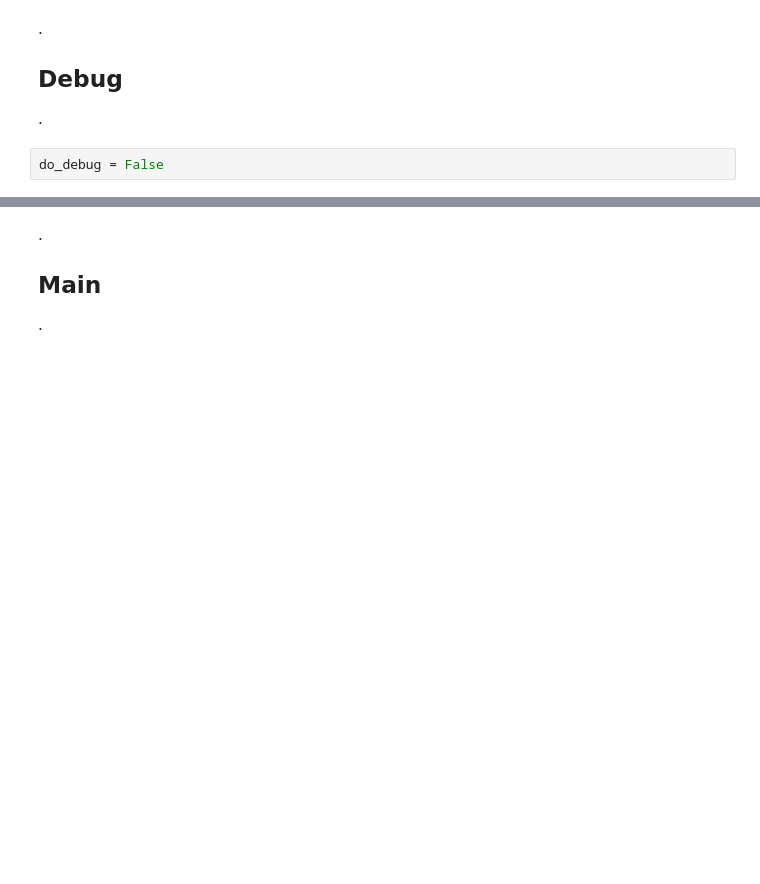
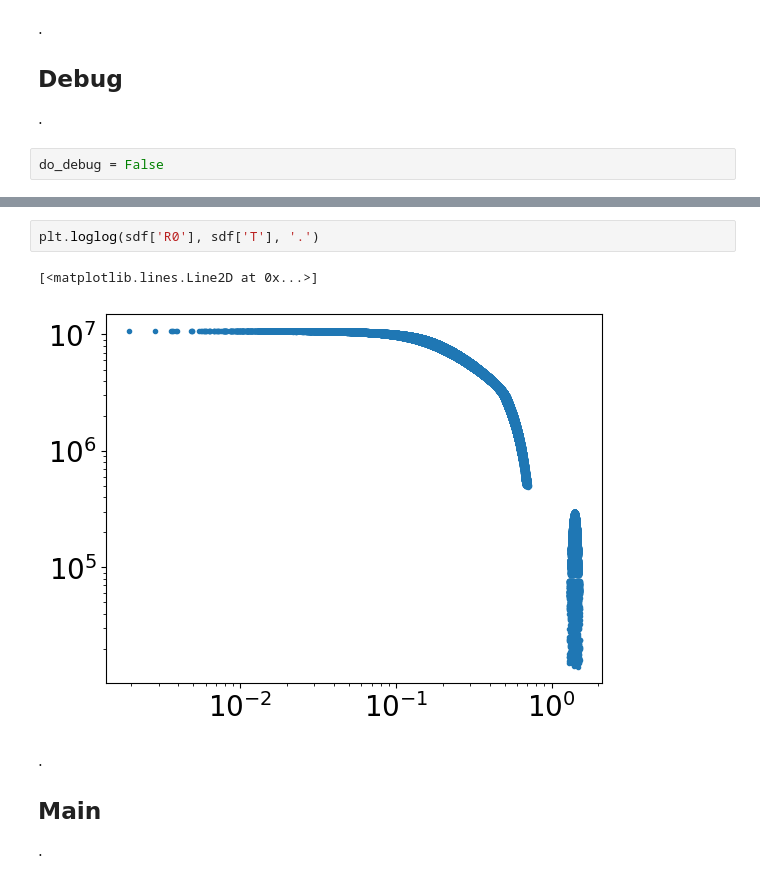
Before and after one commit to chunliangmu/RTinCEE-scripts-2024, a Jupyter notebook: script_LCGen.ipynb, the cells around one changed output, grey strips where cells are left out. Saved outputs shown, nothing was run; the diff lists cells and outputs as text; blank space fills up the shorter version.

```diff
--- a/script_LCGen.ipynb
+++ b/script_LCGen.ipynb
@@ -1109,3 +1147,8 @@ do_debug = False
+# %%
+plt.loglog(sdf['R0'], sdf['T'], '.')
+# %% [output]
+[<matplotlib.lines.Line2D at 0x...>]
+[figure, added]
 # %% [markdown]
 .
 
```
Also changed, not shown: parts of 3 cells of this notebook, 4 other files.
